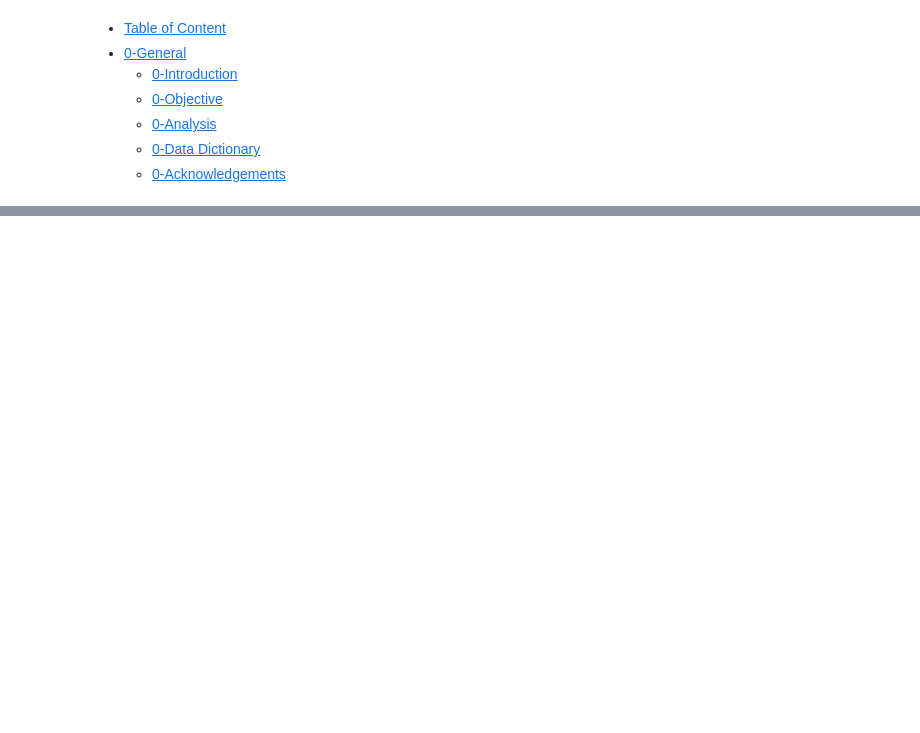
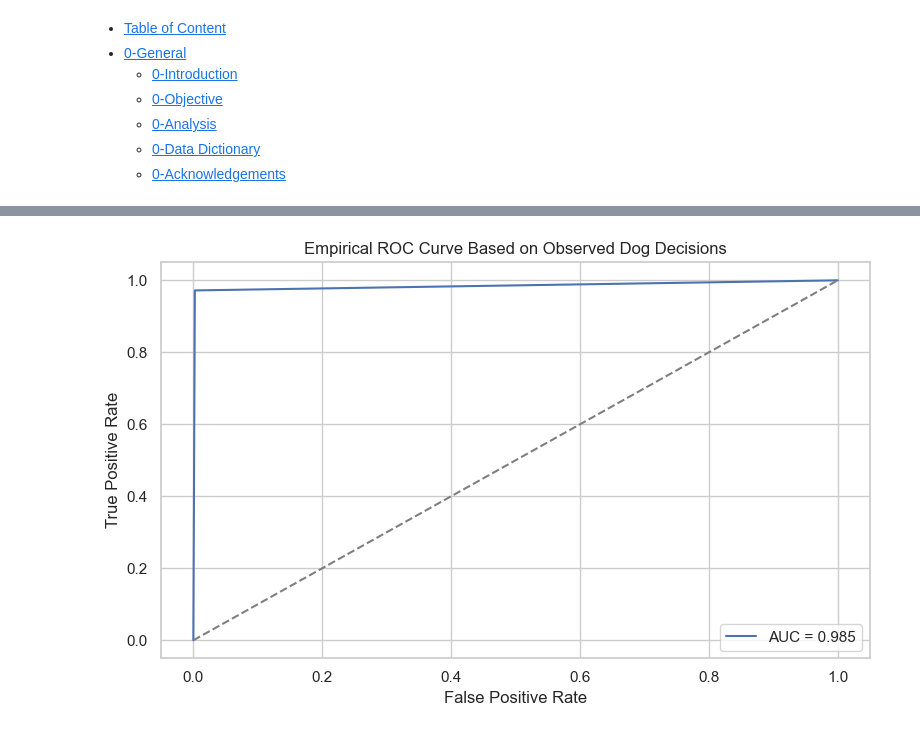
Before and after one commit to sschepanski/CanineLungCancerDetection, a Jupyter notebook: scr/DogScanPrediction.ipynb, the cells around one changed output, grey strips where cells are left out. Saved outputs shown, nothing was run; the diff lists cells and outputs as text; code cells hidden in the pictures; blank space fills up the shorter version.

```diff
--- a/scr/DogScanPrediction.ipynb
+++ b/scr/DogScanPrediction.ipynb
@@ -1145,0 +461,10 @@ A tibble: 6 x 38
+# %%
+# Impute 'Dog_mood' using facility_number + Dog combination
+# Build a lookup table for Dog mood based on both facility and dog
+# Assumption: Within a facility-day, each dog had a consistent mood entry (only one observation per dog per session)
+mood_lookup = (
+    complete_data
+    .dropna(subset=["Dog_mood"])  # keep only non-missing mood entries
+    .groupby(["facility_number", "Dog"])["Dog_mood"]
+    .first()  # again, use the first valid entry
+)
@@ -1145,0 +573,23 @@ A tibble: 6 x 38
+# %%
+# Convert diagnostic outcomes into true labels (1 = positive case, 0 = negative case)
+y_true = complete_data["diagnostic_outcome"].map({"TP": 1, "FN": 1, "FP": 0, "TN": 0})
+
+# Convert outcomes into predicted labels (1 = dog signaled, 0 = dog did not signal)
+y_pred = complete_data["diagnostic_outcome"].map({"TP": 1, "FN": 0, "FP": 1, "TN": 0})
+# %%
+# Compute ROC curve and AUC
+fpr, tpr, _ = roc_curve(y_true, y_pred)
+roc_auc = auc(fpr, tpr)
+
+# Plot the ROC curve
+plt.figure(figsize=(8, 5))
+plt.plot(fpr, tpr, label=f"AUC = {roc_auc:.3f}")
+plt.plot([0, 1], [0, 1], linestyle='--', color='gray')  # Diagonal reference line
+plt.xlabel("False Positive Rate")
+plt.ylabel("True Positive Rate")
+plt.title("Empirical ROC Curve Based on Observed Dog Decisions")
+plt.legend()
+plt.tight_layout()
+plt.show()
+# %% [output]
+[figure, added]
```
Also changed, not shown: parts of 236 cells of this notebook, 2 other files.
